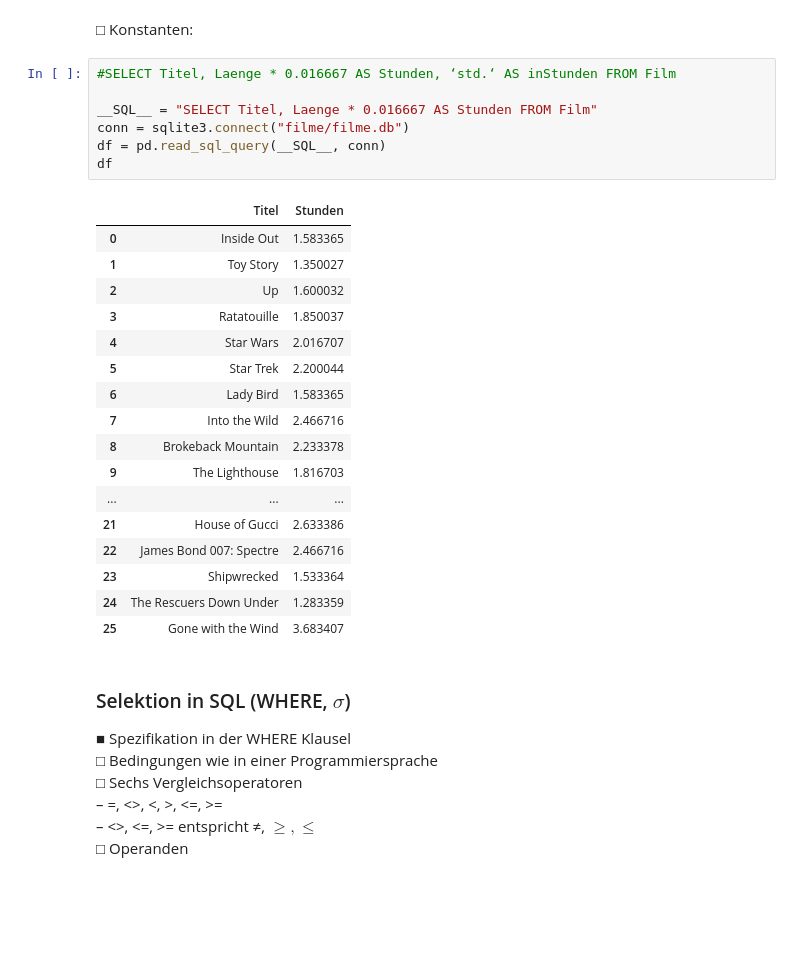
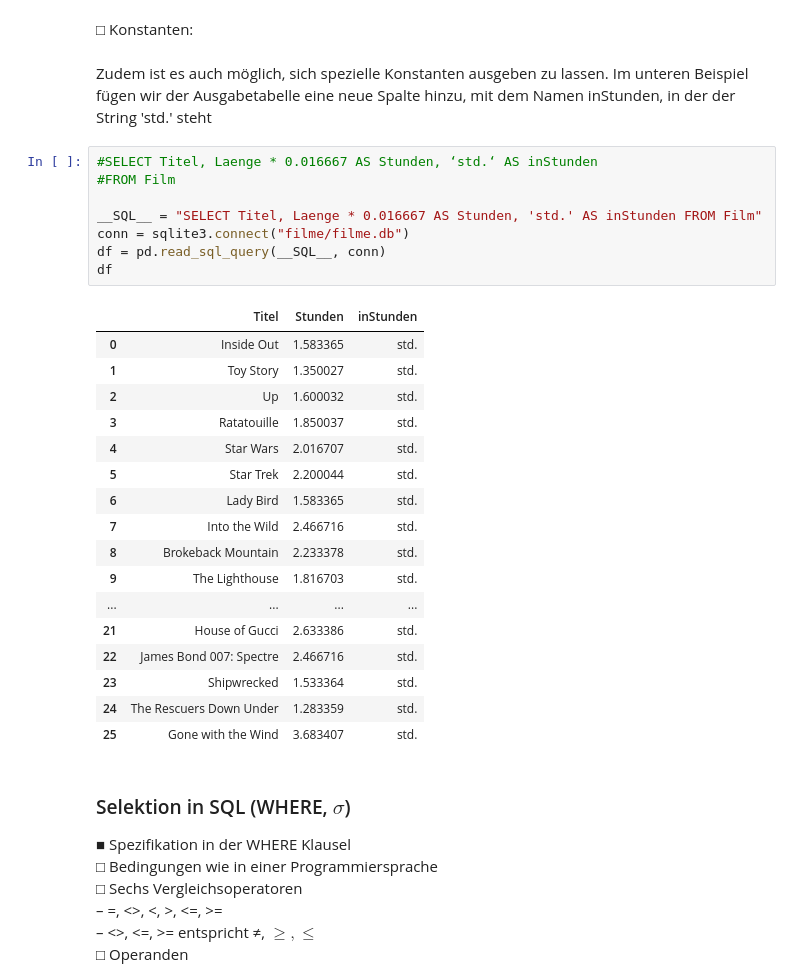
Before and after one commit to lejuliennn/GDBS_Script_Fork, a Jupyter notebook: _build/jupyter_execute/09/sql.ipynb, the cells around one changed output. Cells and saved outputs as stored; diff of their text form; blank space fills up the shorter version.

```diff
--- a/_build/jupyter_execute/09/sql.ipynb
+++ b/_build/jupyter_execute/09/sql.ipynb
@@ -359,31 +361,34 @@ df
 | 25 | Gone with the Wind | 3.683407 |
 # %% [markdown]
 □ Konstanten:
+# %% [markdown]
+Zudem ist es auch möglich, sich spezielle Konstanten ausgeben zu lassen. Im unteren Beispiel fügen wir der Ausgabetabelle eine neue Spalte hinzu, mit dem Namen inStunden, in der der String 'std.' steht
 # %%
-#SELECT Titel, Laenge * 0.016667 AS Stunden, ‘std.‘ AS inStunden FROM Film
+#SELECT Titel, Laenge * 0.016667 AS Stunden, ‘std.‘ AS inStunden
+#FROM Film
 
-__SQL__ = "SELECT Titel, Laenge * 0.016667 AS Stunden FROM Film"
+__SQL__ = "SELECT Titel, Laenge * 0.016667 AS Stunden, 'std.' AS inStunden FROM Film"
 conn = sqlite3.connect("filme/filme.db")
 df = pd.read_sql_query(__SQL__, conn)
 df
 # %% [output]
-|  | Titel | Stunden |
-| 0 | Inside Out | 1.583365 |
-| 1 | Toy Story | 1.350027 |
-| 2 | Up | 1.600032 |
-| 3 | Ratatouille | 1.850037 |
-| 4 | Star Wars | 2.016707 |
-| 5 | Star Trek | 2.200044 |
-| 6 | Lady Bird | 1.583365 |
-| 7 | Into the Wild | 2.466716 |
-| 8 | Brokeback Mountain | 2.233378 |
-| 9 | The Lighthouse | 1.816703 |
-| ... | ... | ... |
-| 21 | House of Gucci | 2.633386 |
-| 22 | James Bond 007: Spectre | 2.466716 |
-| 23 | Shipwrecked | 1.533364 |
-| 24 | The Rescuers Down Under | 1.283359 |
-| 25 | Gone with the Wind | 3.683407 |
+|  | Titel | Stunden | inStunden |
+| 0 | Inside Out | 1.583365 | std. |
+| 1 | Toy Story | 1.350027 | std. |
+| 2 | Up | 1.600032 | std. |
+| 3 | Ratatouille | 1.850037 | std. |
+| 4 | Star Wars | 2.016707 | std. |
+| 5 | Star Trek | 2.200044 | std. |
+| 6 | Lady Bird | 1.583365 | std. |
+| 7 | Into the Wild | 2.466716 | std. |
+| 8 | Brokeback Mountain | 2.233378 | std. |
+| 9 | The Lighthouse | 1.816703 | std. |
+| ... | ... | ... | ... |
+| 21 | House of Gucci | 2.633386 | std. |
+| 22 | James Bond 007: Spectre | 2.466716 | std. |
+| 23 | Shipwrecked | 1.533364 | std. |
+| 24 | The Rescuers Down Under | 1.283359 | std. |
+| 25 | Gone with the Wind | 3.683407 | std. |
 # %% [markdown]
 ### Selektion in SQL (WHERE, $\sigma$)
 ■ Spezifikation in der WHERE Klausel
```
Also changed, not shown: parts of 9 cells of this notebook, 5 other files.
